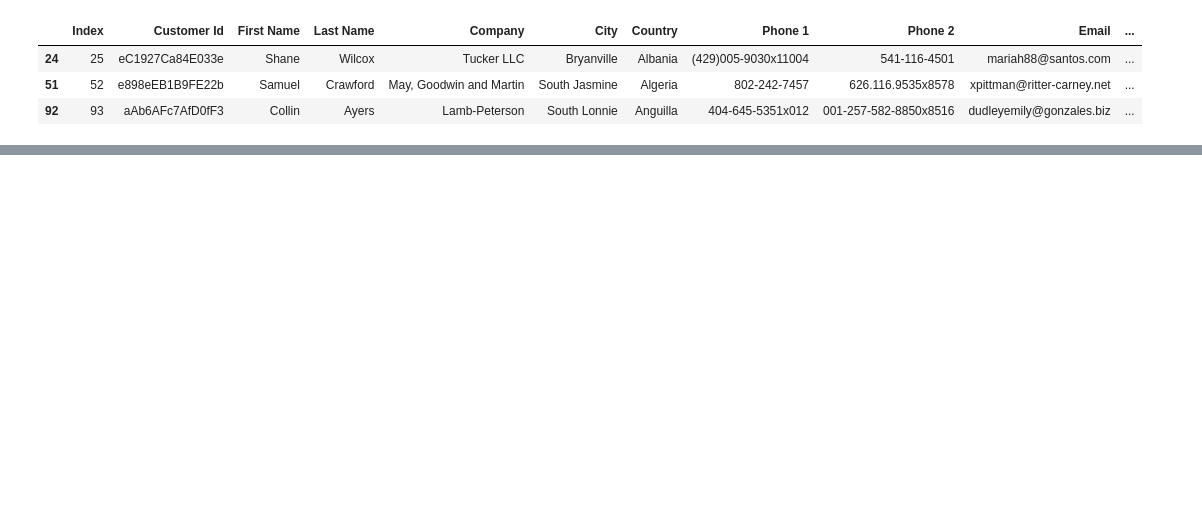
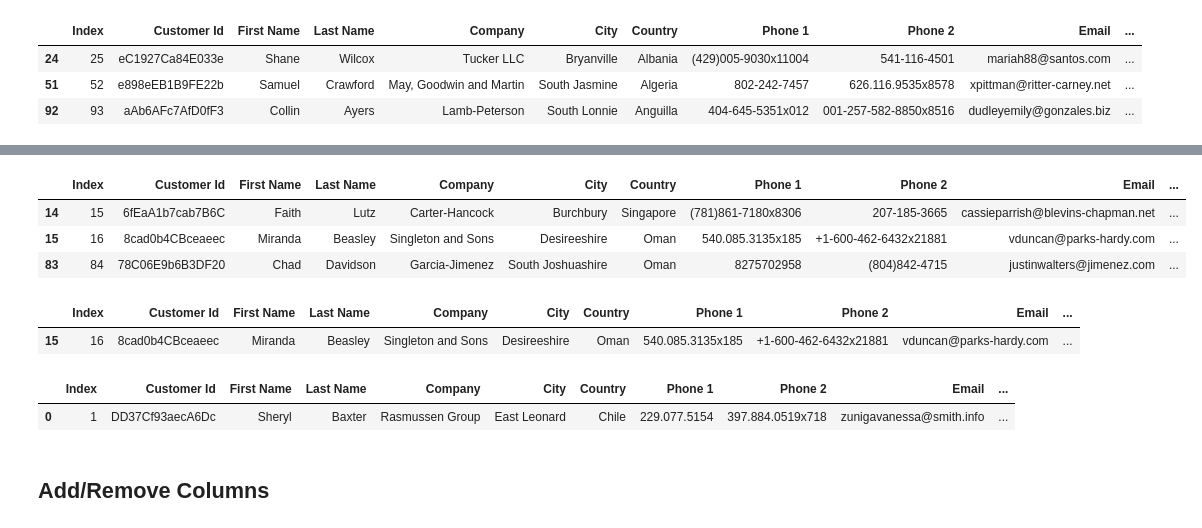
Before and after one commit to DeyNik/andrew-ng-ml-dl-notebooks, a Jupyter notebook: python-libraries/pandas.ipynb, the cells around one changed output, grey strips where cells are left out. Drawn from its saved outputs; the diff is of its cells as text; code cells hidden in the pictures; blank space fills up the shorter version.

```diff
--- a/python-libraries/pandas.ipynb
+++ b/python-libraries/pandas.ipynb
@@ -140,0 +163,19 @@ df.sort_values(["Country"]).head(3)
+# %%
+df[df['Country'].isin(['Singapore','Oman'])].head(3)
+# %% [output]
+|  | Index | Customer Id | First Name | Last Name | Company | City | Country | Phone 1 | Phone 2 | Email | ... |
+| 14 | 15 | 6fEaA1b7cab7B6C | Faith | Lutz | Carter-Hancock | Burchbury | Singapore | (781)861-7180x8306 | 207-185-3665 | cassieparrish@blevins-chapman.net | ... |
+| 15 | 16 | 8cad0b4CBceaeec | Miranda | Beasley | Singleton and Sons | Desireeshire | Oman | 540.085.3135x185 | +1-600-462-6432x21881 | vduncan@parks-hardy.com | ... |
+| 83 | 84 | 78C06E9b6B3DF20 | Chad | Davidson | Garcia-Jimenez | South Joshuashire | Oman | 8275702958 | (804)842-4715 | justinwalters@jimenez.com | ... |
+# %%
+df[df['Country'].isin(['Singapore','Oman']) & df['First Name'].str.contains('Mira')].head(3)
+# %% [output]
+|  | Index | Customer Id | First Name | Last Name | Company | City | Country | Phone 1 | Phone 2 | Email | ... |
+| 15 | 16 | 8cad0b4CBceaeec | Miranda | Beasley | Singleton and Sons | Desireeshire | Oman | 540.085.3135x185 | +1-600-462-6432x21881 | vduncan@parks-hardy.com | ... |
+# %%
+df.query('Country == "Chile"')
+# %% [output]
+|  | Index | Customer Id | First Name | Last Name | Company | City | Country | Phone 1 | Phone 2 | Email | ... |
+| 0 | 1 | DD37Cf93aecA6Dc | Sheryl | Baxter | Rasmussen Group | East Leonard | Chile | 229.077.5154 | 397.884.0519x718 | zunigavanessa@smith.info | ... |
+# %% [markdown]
+## Add/Remove Columns
```
Also changed, not shown: parts of 25 cells of this notebook, 1 other file.
